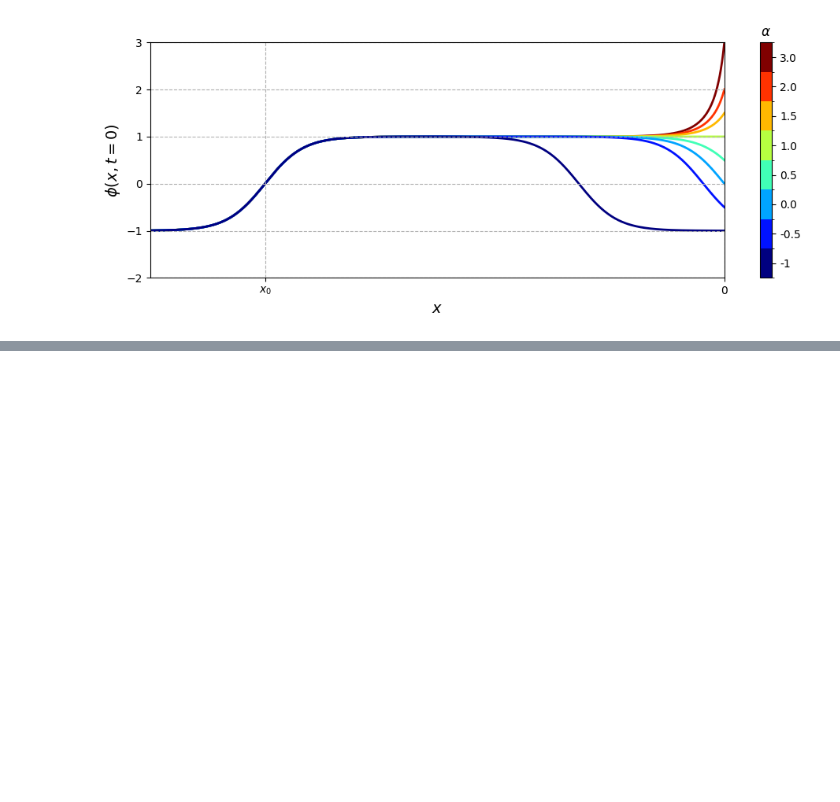
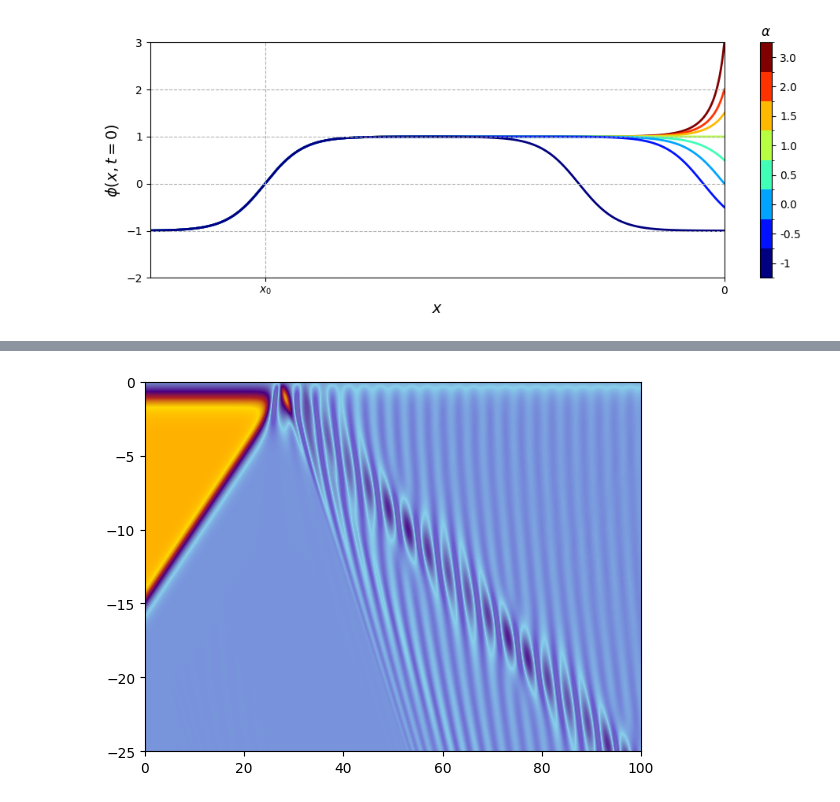
Before and after one commit to JairoSSantos/parallel-kink-scattering, a Jupyter notebook: notebooks/dirichlet.ipynb, the cells around one changed output, grey strips where cells are left out. Saved outputs shown, nothing was run; the diff lists cells and outputs as text; code cells hidden in the pictures; blank space fills up the shorter version.

```diff
--- a/notebooks/dirichlet.ipynb
+++ b/notebooks/dirichlet.ipynb
@@ -128,0 +139,5 @@ plt.imshow(y.T, cmap='jet', vmin=-2, vmax=2, aspect='auto', extent=(t.min(), t.m
+# %%
+plot_boundary_scatter(v=0.5, alpha=-0.6, tmax=100)
+plt.show()
+# %% [output]
+[figure, added]
```
Also changed, not shown: parts of 16 cells of this notebook, 1 other file.
